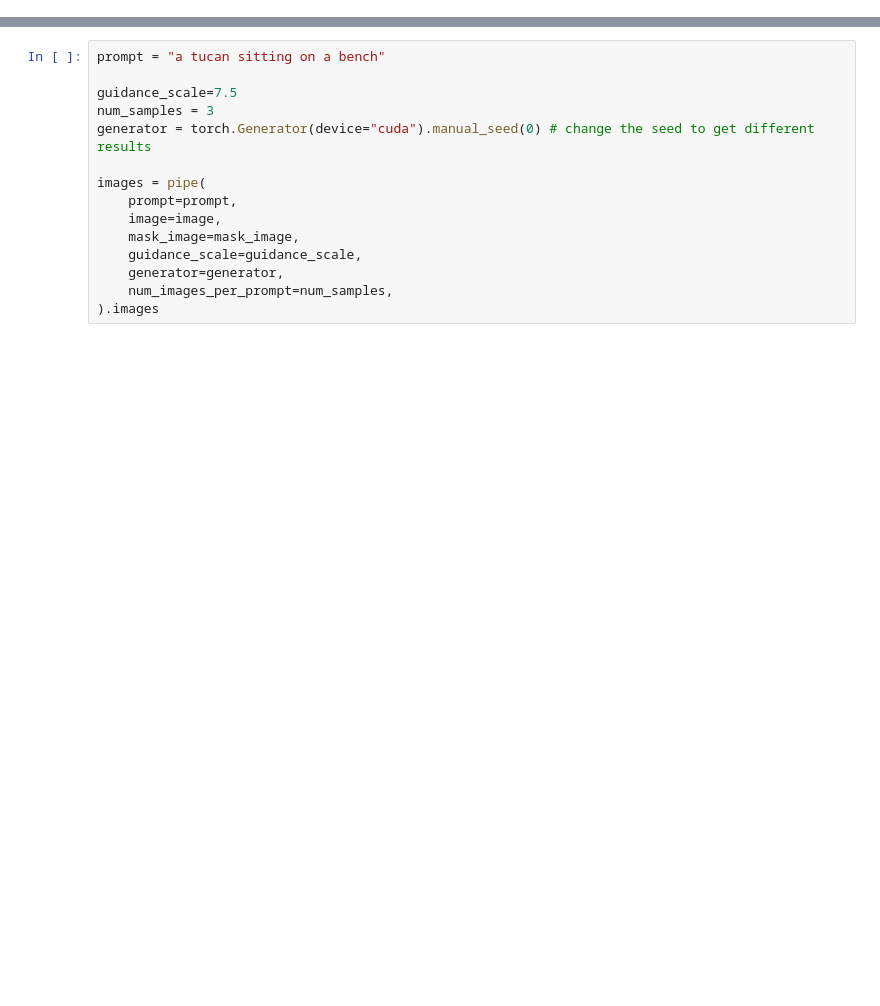
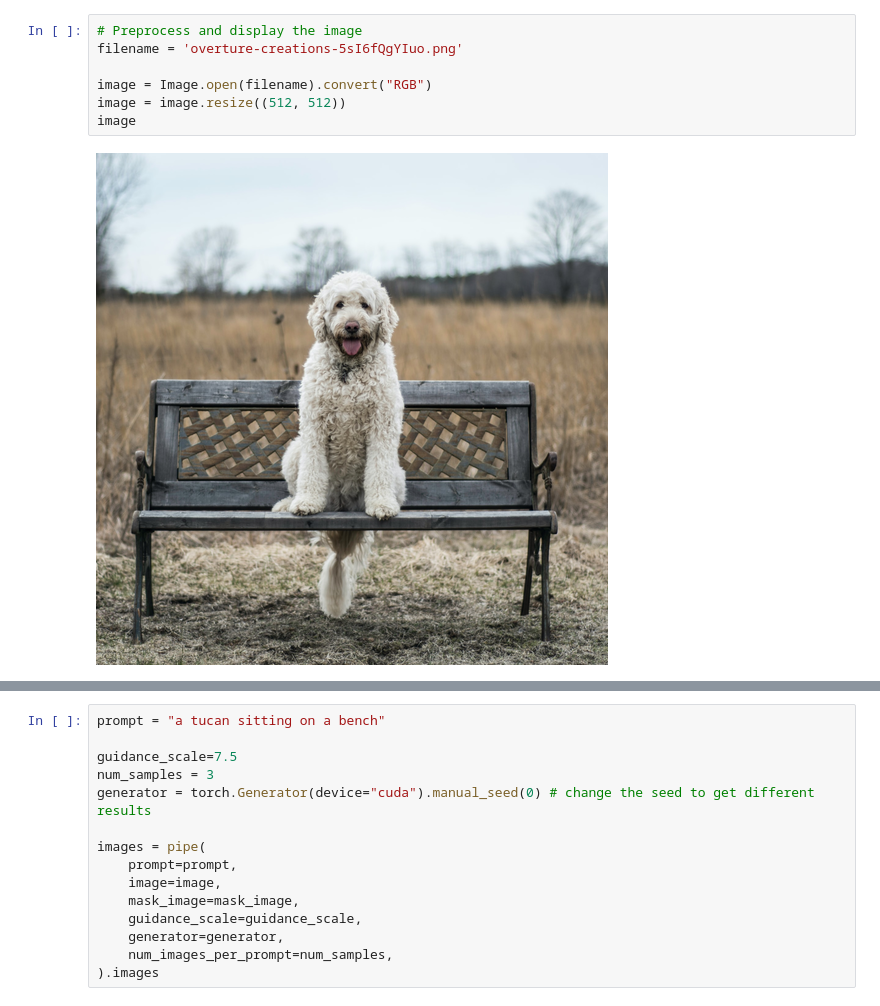
Before and after one commit to kaiu85/stable-diffusion, a Jupyter notebook: diffusers/in_painting_with_stable_diffusion_using_diffusers.ipynb, the cells around one changed output, grey strips where cells are left out. Cells and saved outputs as stored; diff of their text form; blank space fills up the shorter version.

```diff
--- a/diffusers/in_painting_with_stable_diffusion_using_diffusers.ipynb
+++ b/diffusers/in_painting_with_stable_diffusion_using_diffusers.ipynb
@@ -67,0 +132,9 @@ mask_image
+# %%
+# Preprocess and display the image
+filename = 'overture-creations-5sI6fQgYIuo.png'
+
+image = Image.open(filename).convert("RGB")
+image = image.resize((512, 512))
+image
+# %% [output]
+[figure, added]
```
Also changed, not shown: parts of 26 cells of this notebook.
